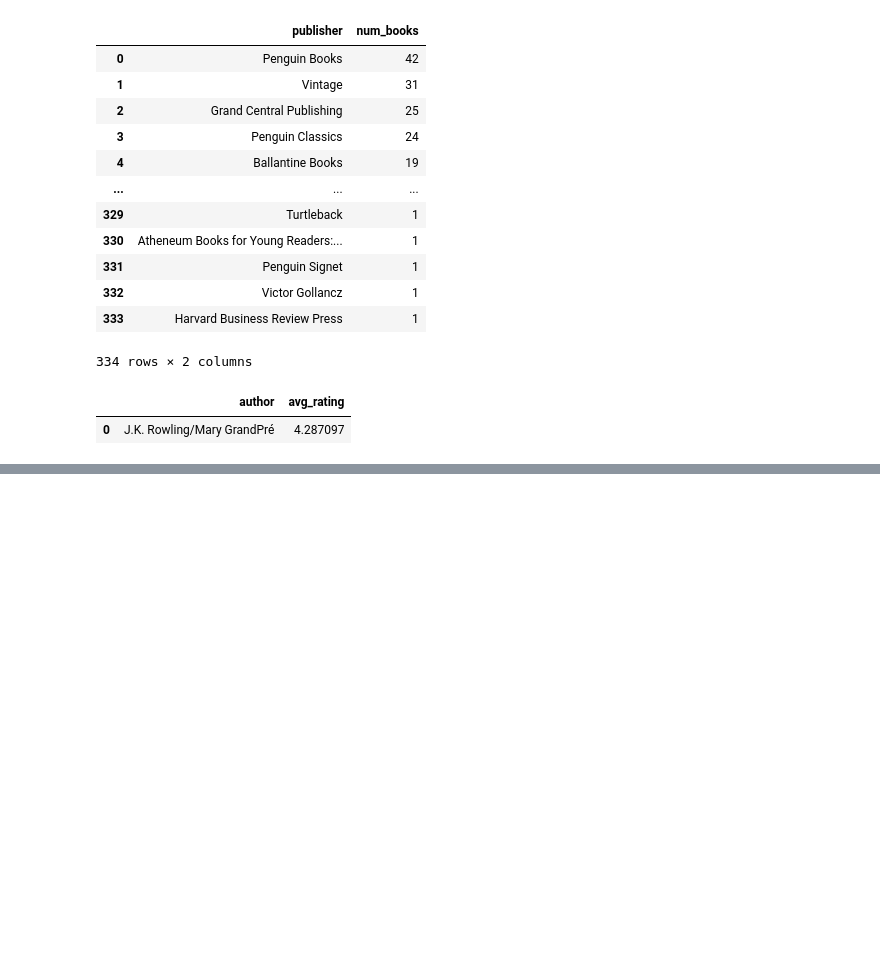
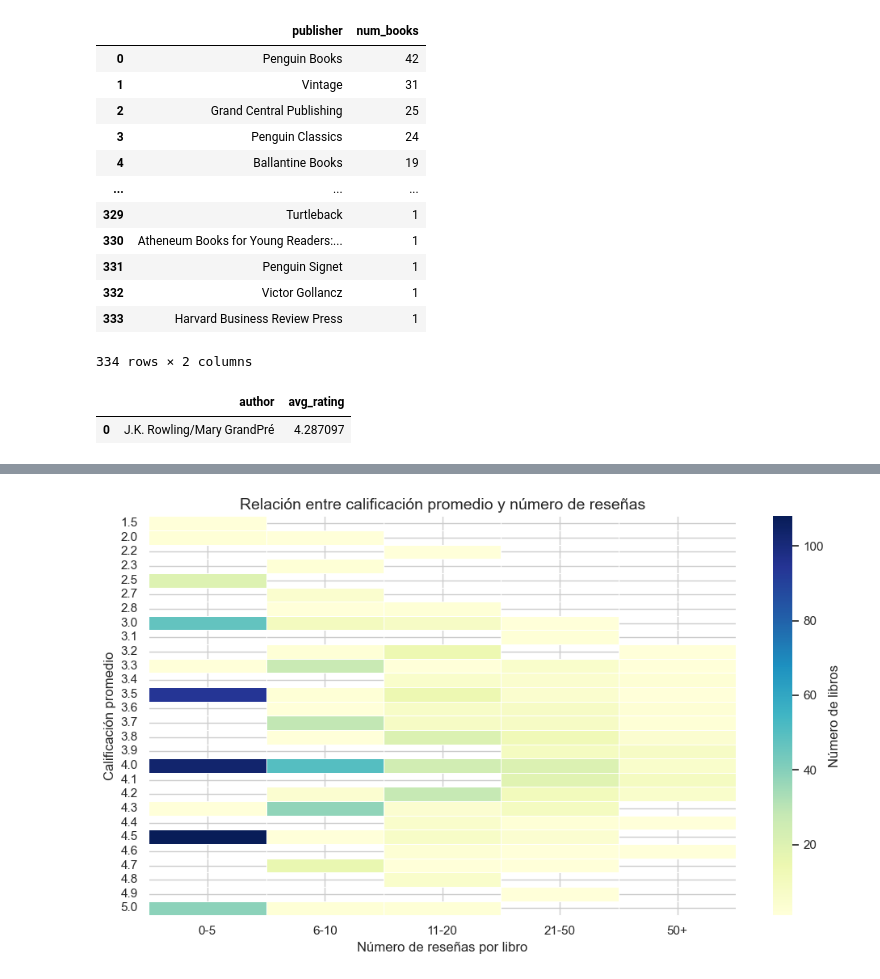
Before and after one commit to albert777mendoza/final_project_da, a Jupyter notebook: case3_sql/notebooks/sql_analysis.ipynb, the cells around one changed output, grey strips where cells are left out. Cells and saved outputs as stored; diff of their text form; code cells hidden in the pictures; blank space fills up the shorter version.

```diff
--- a/case3_sql/notebooks/sql_analysis.ipynb
+++ b/case3_sql/notebooks/sql_analysis.ipynb
@@ -19,10 +106,15 @@ engine = create_engine(connection_string, connect_args={'sslmode':'require'})
 # %%
 
-#1 número de libros publicados desde 01-ene-2000
+# 2.1 - Seleccionar el número de libros publicados desde 01-ene-2000
 query = """
 SELECT COUNT(*)
 FROM books
 WHERE publication_date > '2000-01-01'
 """
-pd.read_sql(query, engine)
+result = pd.read_sql(query, engine)
+
+# extraer valor
+num_books = result.squeeze()
+
+print(f'Desde el 01-ene-2000, han sido publicados {num_books} libros')
 # %% [output]
@@ -31,8 +122,13 @@ pd.read_sql(query, engine)
 # %%
-#2 número de reseñas de usuarios
+# 2.2 - Encontrar el número de reseñas de usuarios
 query = """
 SELECT COUNT(*)
 FROM reviews
 """
 pd.read_sql(query, engine)
+
+# extraer valor
+num_reviews = result.squeeze()
+
+print(f'Fueron registradas {num_reviews} reseñas por parte de los clientes')
 # %% [output]
@@ -136,0 +301,60 @@ FROM (
+# %%
+
+# Mapa de calor de distribución de libros según su calificación y popularidad
+
+
+
+
+# 1. Query SQL
+query = """
+SELECT
+    b.book_id,
+    AVG(rt.rating) AS avg_rating,
+    COUNT(rv.review_id) AS num_reviews
+FROM books b
+LEFT JOIN ratings rt ON b.book_id = rt.book_id
+LEFT JOIN reviews rv ON b.book_id = rv.book_id
+GROUP BY b.book_id;
+"""
+
+# 2. Cargar datos
+df = pd.read_sql(query, engine)
+
+# 3. Crear variables
+df['Calificación'] = df['avg_rating'].round(1)
+
+df['Reseñas'] = pd.cut(
+    df['num_reviews'],
+    bins=[0, 5, 10, 20, 50, 100],
+    labels=["0-5", "6-10", "11-20", "21-50", "50+"]
+)
+
+# 4. Tabla pivote
+heatmap_data = df.pivot_table(
+    index='Calificación',
+    columns='Reseñas',
+    values='book_id',
+    aggfunc='count'
+)
+
+# 5. Ordenar eje
+heatmap_data = heatmap_data.sort_index()
+
+# 6. Heatmap limpio
+plt.figure(figsize=(10,6))
+
+sns.heatmap(
+    heatmap_data,
+    cmap="YlGnBu",
+    linewidths=0.5,
+    cbar_kws={'label': 'Número de libros'}
+)
+
+plt.title("Relación entre calificación promedio y número de reseñas", fontsize=14)
+plt.xlabel("Número de reseñas por libro")
+plt.ylabel("Calificación promedio")
+
+plt.tight_layout()
+plt.show()
+# %% [output]
+[figure, added]
```
Also changed, not shown: parts of 20 cells of this notebook.
